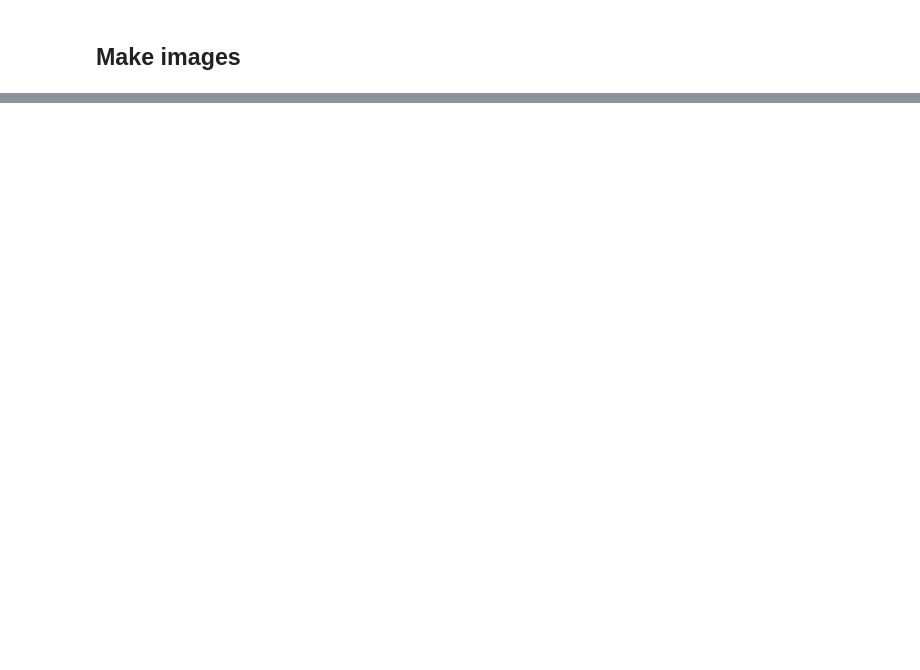
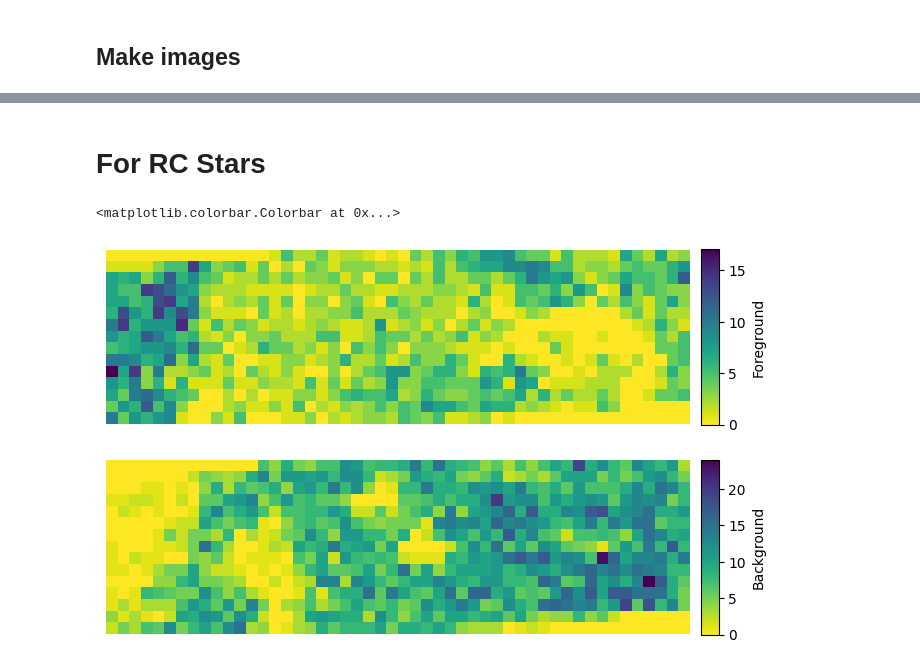
Before and after one commit to SpacialTree/dustridge-cd, a Jupyter notebook: notebooks/effective_depth.ipynb, the cells around one changed output, grey strips where cells are left out. Cells and saved outputs as stored; diff of their text form; code cells hidden in the pictures; blank space fills up the shorter version.

Commit message:
rc effective depth

```diff
--- a/notebooks/effective_depth.ipynb
+++ b/notebooks/effective_depth.ipynb
@@ -435,2 +435,4 @@ plt.colorbar(im, label='Ice Effective Depth', cax=cbar)
 # %%
 # /orange/adamginsburg/ACES/mosaics/cubes/CS21_CubeMosaic.fits
+# %% [markdown]
+# For RC Stars
@@ -436,0 +469,31 @@ plt.colorbar(im, label='Ice Effective Depth', cax=cbar)
+# %%
+cat_rc.catalog['Av'] = cat_rc.get_Av('f182m', 'f212n')
+cat_rc_red = JWSTCatalog(cat_rc.catalog[cat_rc.catalog['Av'] > 25])
+cat_rc_red.catalog['f212n_mag_unextincted'] = unextinct_mag(cat_rc_red, CT06_MWGC(), 'f212n', cat_rc_red.catalog['Av'])
+cat_rc_red_nosat = JWSTCatalog(cat_rc_red.catalog[cat_rc_red.catalog['f212n_mag_unextincted'] > 14.5])
+
+cat_rc.catalog['f212n_mag_unextincted'] = unextinct_mag(cat_rc, CT06_MWGC(), 'f212n', cat_rc.catalog['Av'])
+# %%
+cat_rc_cmz = JWSTCatalog(cat_rc.catalog[(cat_rc.catalog['Av'] < 25) & (cat_rc.catalog['Av'] > 17) & (cat_rc.catalog['f212n_mag_unextincted'] < np.nanmax(cat_rc_red.catalog['f212n_mag_unextincted']))])
+# %%
+dx = 5*u.arcsec
+h_fore5_rc = star_density_color(cat_rc_cmz.catalog, ww, dx=dx)
+h_back5_rc = star_density_color(cat_rc_red.catalog, ww, dx=dx)
+
+h_depth5_rc = h_fore5_rc / (h_fore5_rc + h_back5_rc)
+# %%
+fig = plt.figure(figsize=(10,5))
+ax = fig.add_subplot(211)
+im = ax.imshow(h_fore5_rc, origin='lower', cmap='viridis_r')
+ax.set_axis_off()
+cbar = ax.inset_axes([1.02, 0., 0.03, 1])
+plt.colorbar(im, label='Foreground', cax=cbar)
+
+ax = fig.add_subplot(212)
+im = ax.imshow(h_back5_rc, origin='lower', cmap='viridis_r')
+ax.set_axis_off()
+cbar = ax.inset_axes([1.02, 0., 0.03, 1])
+plt.colorbar(im, label='Background', cax=cbar)
+# %% [output]
+<matplotlib.colorbar.Colorbar at 0x...>
+[figure, added]
```
Also changed, not shown: parts of 23 cells of this notebook.
